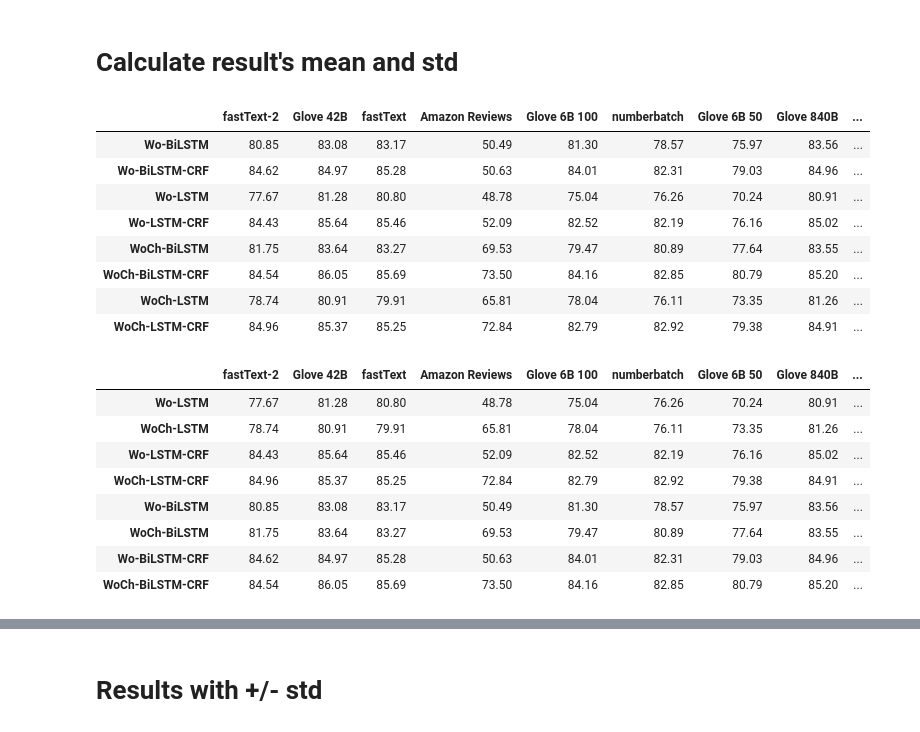
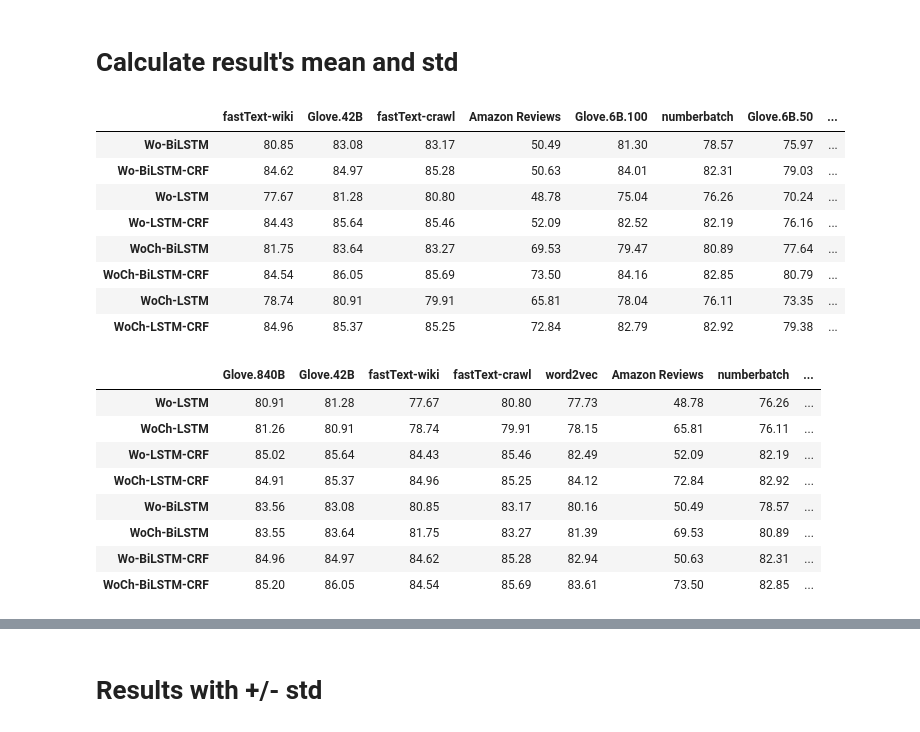
Before and after one commit to laugustyniak/discourse_summarization, a Jupyter notebook: notebooks/datasets/analyze-aspects-results-embeddings-and-datasets.ipynb, the cells around one changed output, grey strips where cells are left out. Saved outputs shown, nothing was run; the diff lists cells and outputs as text; code cells hidden in the pictures.

```diff
--- a/notebooks/datasets/analyze-aspects-results-embeddings-and-datasets.ipynb
+++ b/notebooks/datasets/analyze-aspects-results-embeddings-and-datasets.ipynb
@@ -32,4 +32,4 @@ from rpy2.robjects import r, pandas2ri
 pandas2ri.activate()
 scmamp = importr('scmamp')
 # %%
-results_path = Path('/home/laugustyniak/luk.augustyniak@gmail.com/Projects/PRELUDIUM/Artykuły/aspect-based sentiment 2018/')
+results_path = Path('/home/laugustyniak/luk.augustyniak@gmail.com/Projects/PRELUDIUM/Artykuły/aspect-based sentiment 2018/journal')
@@ -41,15 +43,15 @@ EMBEDDINGS_SUBSET = ['fastText', 'Amazon Reviews', 'numberbatch', 'Glove 840B',
 # %%
 embedding_names = {
-    'wiki-news-300d-1M': 'fastText-2',
-    'glove.42B.300d': 'Glove 42B',
-    'crawl-300d-2M': 'fastText',
+    'wiki-news-300d-1M': 'fastText-wiki',
+    'glove.42B.300d': 'Glove.42B',
+    'crawl-300d-2M': 'fastText-crawl',
     'sentic2vec': 'Amazon Reviews',
-    'glove.6B.100d': 'Glove 6B 100',
+    'glove.6B.100d': 'Glove.6B.100',
     'numberbatch-en': 'numberbatch',
-    'glove.6B.50d': 'Glove 6B 50',
-    'glove.840B.300d': 'Glove 840B',
-    'glove.6B.200d': 'Glove 6B 200',
-    'glove.6B.300d': 'Glove 6B 300',
+    'glove.6B.50d': 'Glove.6B.50',
+    'glove.840B.300d': 'Glove.840B',
+    'glove.6B.200d': 'Glove.6B.200',
+    'glove.6B.300d': 'Glove.6B.300',
     'GoogleNews-vectors-negative300': 'word2vec'
 }
 
@@ -63,6 +65,20 @@ method_names = {
     'char word bilstm': 'WoCh-BiLSTM',
     'char word bilstm crf': 'WoCh-BiLSTM-CRF',
 }
+# %%
+word_embedding_reindex = [
+    'Glove.840B',
+    'Glove.42B',
+    'fastText-wiki',
+    'fastText-crawl',
+    'word2vec',
+    'Amazon Reviews',
+    'numberbatch',
+    'Glove.6B.50',
+    'Glove.6B.100',
+    'Glove.6B.200',
+    'Glove.6B.300',
+]
 # %% [markdown]
 # Get all results in one Data Frame
 # %%
@@ -110,15 +126,15 @@ pd.DataFrame({
         for embedding, architecture_metric in results_df.to_dict().items()
     })
 # %% [output]
-|  | fastText-2 | Glove 42B | fastText | Amazon Reviews | Glove 6B 100 | numberbatch | Glove 6B 50 | Glove 840B | ... |
-| Wo-BiLSTM | 80.85 | 83.08 | 83.17 | 50.49 | 81.30 | 78.57 | 75.97 | 83.56 | ... |
-| Wo-BiLSTM-CRF | 84.62 | 84.97 | 85.28 | 50.63 | 84.01 | 82.31 | 79.03 | 84.96 | ... |
-| Wo-LSTM | 77.67 | 81.28 | 80.80 | 48.78 | 75.04 | 76.26 | 70.24 | 80.91 | ... |
-| Wo-LSTM-CRF | 84.43 | 85.64 | 85.46 | 52.09 | 82.52 | 82.19 | 76.16 | 85.02 | ... |
-| WoCh-BiLSTM | 81.75 | 83.64 | 83.27 | 69.53 | 79.47 | 80.89 | 77.64 | 83.55 | ... |
-| WoCh-BiLSTM-CRF | 84.54 | 86.05 | 85.69 | 73.50 | 84.16 | 82.85 | 80.79 | 85.20 | ... |
-| WoCh-LSTM | 78.74 | 80.91 | 79.91 | 65.81 | 78.04 | 76.11 | 73.35 | 81.26 | ... |
-| WoCh-LSTM-CRF | 84.96 | 85.37 | 85.25 | 72.84 | 82.79 | 82.92 | 79.38 | 84.91 | ... |
+|  | fastText-wiki | Glove.42B | fastText-crawl | Amazon Reviews | Glove.6B.100 | numberbatch | Glove.6B.50 | ... |
+| Wo-BiLSTM | 80.85 | 83.08 | 83.17 | 50.49 | 81.30 | 78.57 | 75.97 | ... |
+| Wo-BiLSTM-CRF | 84.62 | 84.97 | 85.28 | 50.63 | 84.01 | 82.31 | 79.03 | ... |
+| Wo-LSTM | 77.67 | 81.28 | 80.80 | 48.78 | 75.04 | 76.26 | 70.24 | ... |
+| Wo-LSTM-CRF | 84.43 | 85.64 | 85.46 | 52.09 | 82.52 | 82.19 | 76.16 | ... |
+| WoCh-BiLSTM | 81.75 | 83.64 | 83.27 | 69.53 | 79.47 | 80.89 | 77.64 | ... |
+| WoCh-BiLSTM-CRF | 84.54 | 86.05 | 85.69 | 73.50 | 84.16 | 82.85 | 80.79 | ... |
+| WoCh-LSTM | 78.74 | 80.91 | 79.91 | 65.81 | 78.04 | 76.11 | 73.35 | ... |
+| WoCh-LSTM-CRF | 84.96 | 85.37 | 85.25 | 72.84 | 82.79 | 82.92 | 79.38 | ... |
 # %%
 def count_mean_and_std_dev_for_each_cell(results_df: pd.DataFrame):
     return pd.DataFrame({
@@ -130,15 +146,16 @@ def count_mean_and_std_dev_for_each_cell(results_df: pd.DataFrame):
     })
 # %%
 results_df_avg = count_mean_and_std_dev_for_each_cell(results_df).reindex(nlp_architect.REINDEX_RESULTS_ORDER)
+results_df_avg = results_df_avg.reindex(word_embedding_reindex, axis=1)
 results_df_avg.to_excel((results_path / f'{dataset_sub_name}-aspects-5-runs.xlsx').as_posix())
 results_df_avg
 # %% [output]
-|  | fastText-2 | Glove 42B | fastText | Amazon Reviews | Glove 6B 100 | numberbatch | Glove 6B 50 | Glove 840B | ... |
-| Wo-LSTM | 77.67 | 81.28 | 80.80 | 48.78 | 75.04 | 76.26 | 70.24 | 80.91 | ... |
-| WoCh-LSTM | 78.74 | 80.91 | 79.91 | 65.81 | 78.04 | 76.11 | 73.35 | 81.26 | ... |
-| Wo-LSTM-CRF | 84.43 | 85.64 | 85.46 | 52.09 | 82.52 | 82.19 | 76.16 | 85.02 | ... |
-| WoCh-LSTM-CRF | 84.96 | 85.37 | 85.25 | 72.84 | 82.79 | 82.92 | 79.38 | 84.91 | ... |
-| Wo-BiLSTM | 80.85 | 83.08 | 83.17 | 50.49 | 81.30 | 78.57 | 75.97 | 83.56 | ... |
-| WoCh-BiLSTM | 81.75 | 83.64 | 83.27 | 69.53 | 79.47 | 80.89 | 77.64 | 83.55 | ... |
-| Wo-BiLSTM-CRF | 84.62 | 84.97 | 85.28 | 50.63 | 84.01 | 82.31 | 79.03 | 84.96 | ... |
-| WoCh-BiLSTM-CRF | 84.54 | 86.05 | 85.69 | 73.50 | 84.16 | 82.85 | 80.79 | 85.20 | ... |
+|  | Glove.840B | Glove.42B | fastText-wiki | fastText-crawl | word2vec | Amazon Reviews | numberbatch | ... |
+| Wo-LSTM | 80.91 | 81.28 | 77.67 | 80.80 | 77.73 | 48.78 | 76.26 | ... |
+| WoCh-LSTM | 81.26 | 80.91 | 78.74 | 79.91 | 78.15 | 65.81 | 76.11 | ... |
+| Wo-LSTM-CRF | 85.02 | 85.64 | 84.43 | 85.46 | 82.49 | 52.09 | 82.19 | ... |
+| WoCh-LSTM-CRF | 84.91 | 85.37 | 84.96 | 85.25 | 84.12 | 72.84 | 82.92 | ... |
+| Wo-BiLSTM | 83.56 | 83.08 | 80.85 | 83.17 | 80.16 | 50.49 | 78.57 | ... |
+| WoCh-BiLSTM | 83.55 | 83.64 | 81.75 | 83.27 | 81.39 | 69.53 | 80.89 | ... |
+| Wo-BiLSTM-CRF | 84.96 | 84.97 | 84.62 | 85.28 | 82.94 | 50.63 | 82.31 | ... |
+| WoCh-BiLSTM-CRF | 85.20 | 86.05 | 84.54 | 85.69 | 83.61 | 73.50 | 82.85 | ... |
```
Also changed, not shown: parts of 29 cells of this notebook.
